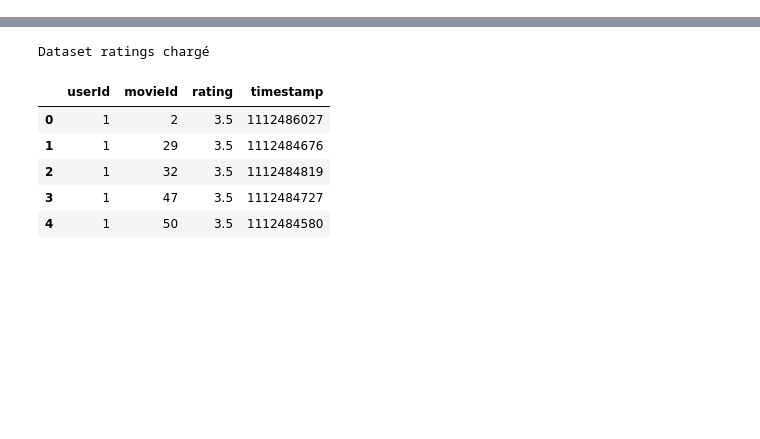
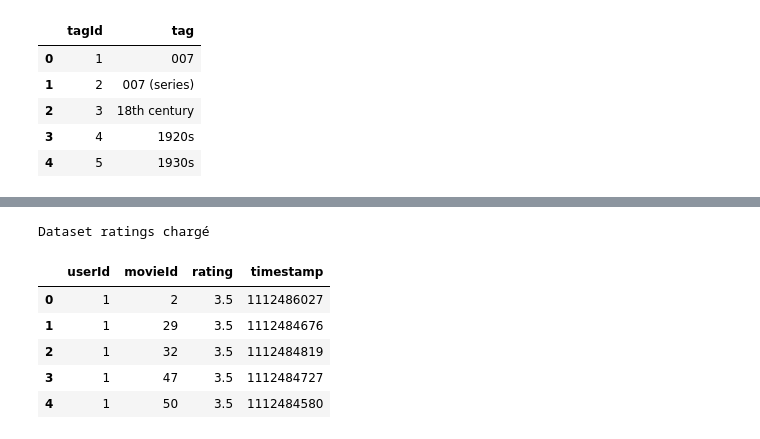
Before and after one commit to AntoinePELAMOURGUES/mlops_reco_movies, a Jupyter notebook: notebooks/1_exploration_data.ipynb, the cells around one changed output, grey strips where cells are left out. Drawn from its saved outputs; the diff is of its cells as text; code cells hidden in the pictures; blank space fills up the shorter version.

```diff
--- a/notebooks/1_exploration_data.ipynb
+++ b/notebooks/1_exploration_data.ipynb
@@ -100,0 +219,3 @@ AttributeError: 'DataAnalyse' object has no attribute 'head'
+# %%
+genomes_tags = DataAnalyse('/home/antoine/mlops_reco_movies/airflow/data/raw/bronze/genome-tags.csv')
+df= genomes_tags.read_data()
@@ -100,0 +235,9 @@ AttributeError: 'DataAnalyse' object has no attribute 'head'
+# %%
+df.head()
+# %% [output]
+|  | tagId | tag |
+| 0 | 1 | 007 |
+| 1 | 2 | 007 (series) |
+| 2 | 3 | 18th century |
+| 3 | 4 | 1920s |
+| 4 | 5 | 1930s |
```
Also changed, not shown: parts of 11 cells of this notebook, 14 other files.
